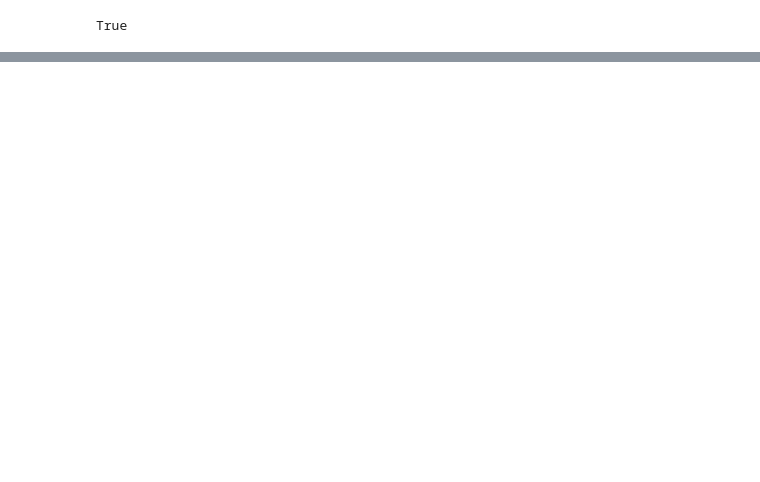
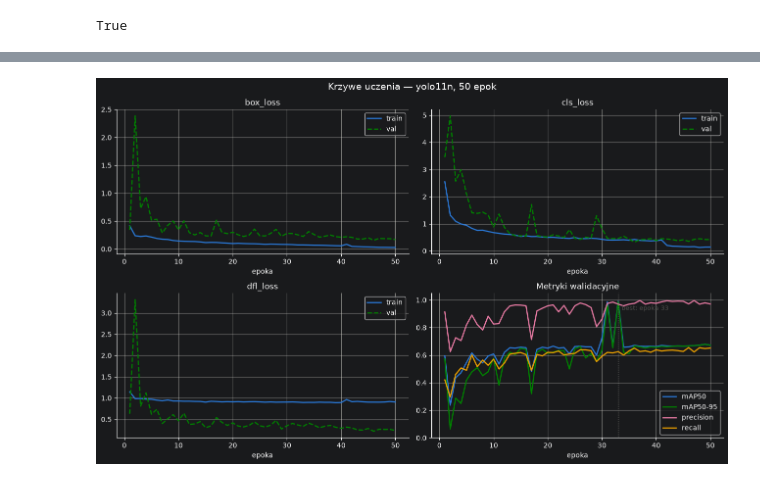
Before and after one commit to lob4/helmet_detector, a Jupyter notebook: helmets_v1.ipynb, the cells around one changed output, grey strips where cells are left out. Cells and saved outputs as stored; diff of their text form; code cells hidden in the pictures; blank space fills up the shorter version.

Commit message:
Train additional yolo11s and yolo11m models - dispaly learning curves plots

```diff
--- a/helmets_v1.ipynb
+++ b/helmets_v1.ipynb
@@ -156,0 +181,4 @@ plt.show()
+# %%
+plot_learning_curves("runs/detect/train/results.csv", title="Krzywe uczenia — yolo11n, 50 epok");
+# %% [output]
+[figure, added]
```
Also changed, not shown: parts of 17 cells of this notebook, 3 other files.
